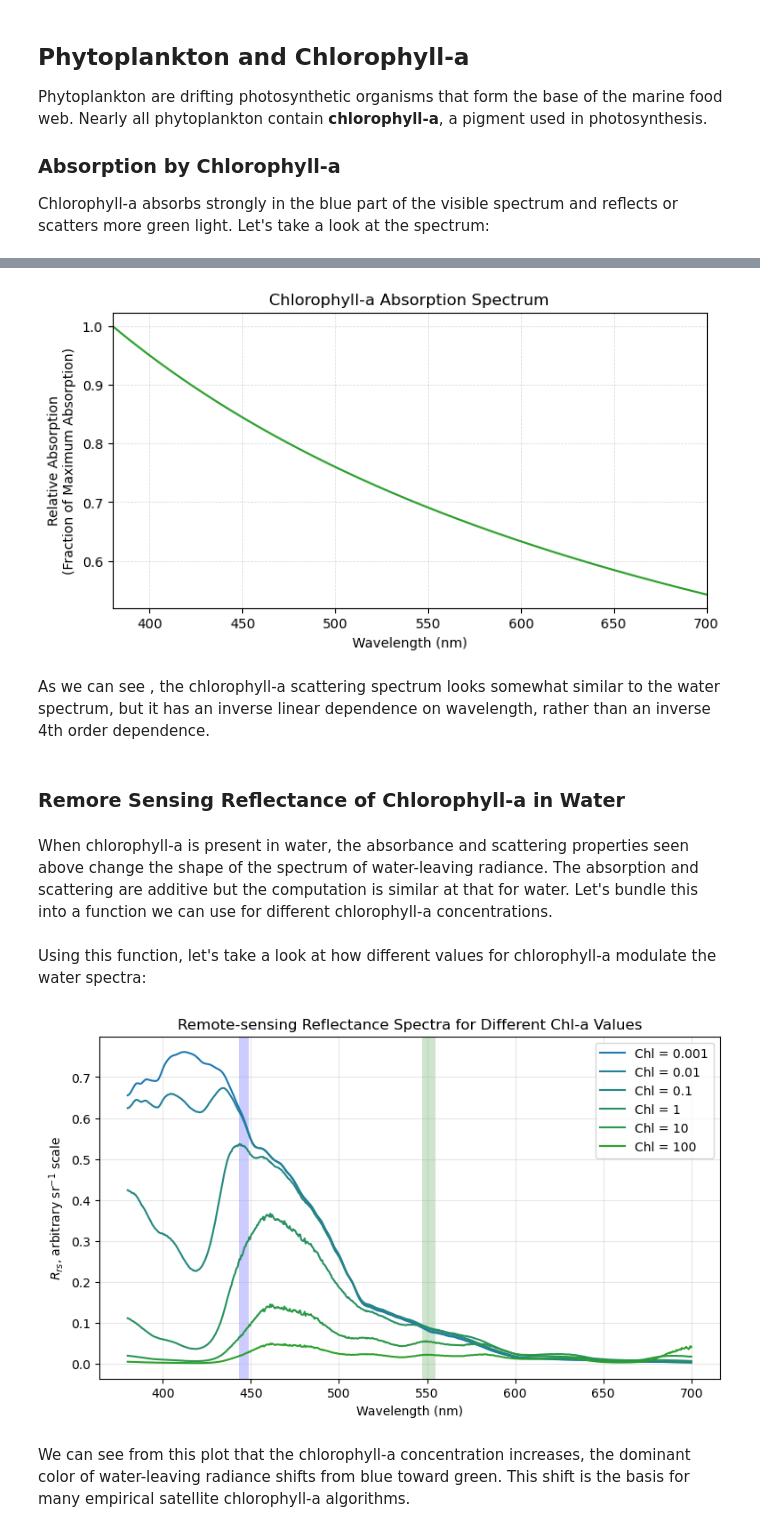
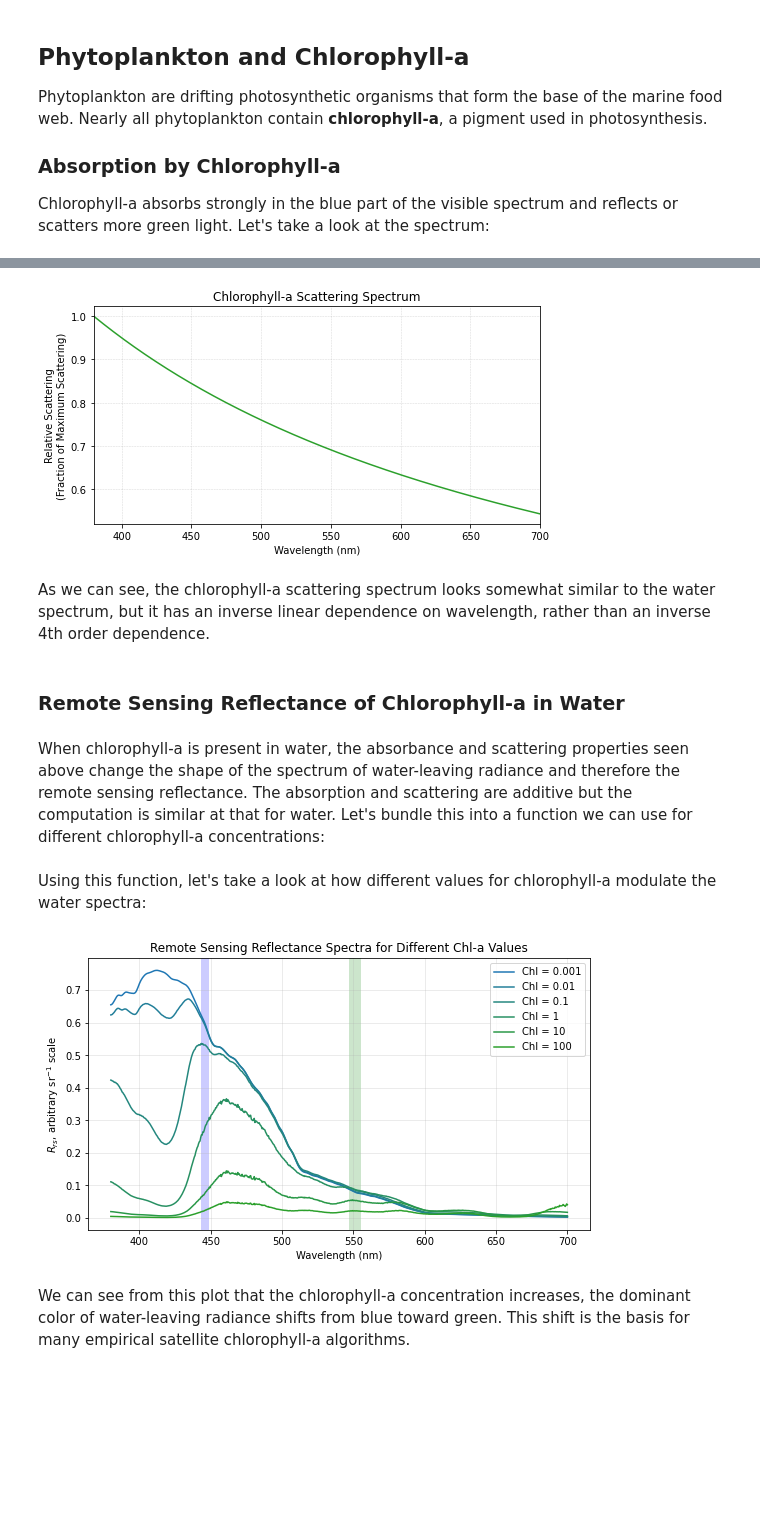
Before and after one commit to ProfMikeWood/ocean_remote_sensing_book, a Jupyter notebook: ocean_color/ocean_color_physical_basis.ipynb, the cells around one changed output, grey strips where cells are left out. Drawn from its saved outputs; the diff is of its cells as text; code cells hidden in the pictures; blank space fills up the shorter version.

```diff
--- a/ocean_color/ocean_color_physical_basis.ipynb
+++ b/ocean_color/ocean_color_physical_basis.ipynb
@@ -195,19 +202,19 @@ chl_scattering *= 1/np.max(chl_scattering)
 fig = plt.figure(figsize=(8,4))
 plt.plot(chla_spectrum[:,0], chl_scattering, color=chla_color)
 plt.xlabel('Wavelength (nm)')
-plt.ylabel('Relative Absorption\n(Fraction of Maximum Absorption)')
+plt.ylabel('Relative Scattering\n(Fraction of Maximum Scattering)')
 plt.grid(linestyle='--', linewidth=0.5, alpha=0.5)
-plt.title('Chlorophyll-a Absorption Spectrum')
+plt.title('Chlorophyll-a Scattering Spectrum')
 plt.gca().set_xlim([380,700])
 plt.show()
 # %% [output]
-[figure, old version]
+[figure, new version]
 # %% [markdown]
-As we can see , the chlorophyll-a scattering spectrum looks somewhat similar to the water spectrum, but it has an inverse linear dependence on wavelength, rather than an inverse 4th order dependence.
+As we can see, the chlorophyll-a scattering spectrum looks somewhat similar to the water spectrum, but it has an inverse linear dependence on wavelength, rather than an inverse 4th order dependence.
 # %% [markdown]
-### Remore Sensing Reflectance of Chlorophyll-a in Water
+### Remote Sensing Reflectance of Chlorophyll-a in Water
 # %% [markdown]
-When chlorophyll-a is present in water, the absorbance and scattering properties seen above change the shape of the spectrum of water-leaving radiance. The absorption and scattering are additive but the computation is similar at that for water. Let's bundle this into a function we can use for different chlorophyll-a concentrations.
+When chlorophyll-a is present in water, the absorbance and scattering properties seen above change the shape of the spectrum of water-leaving radiance and therefore the remote sensing reflectance. The absorption and scattering are additive but the computation is similar at that for water. Let's bundle this into a function we can use for different chlorophyll-a concentrations:
 # %%
 def compute_rrs(chl):
 
@@ -218,14 +225,13 @@ def compute_rrs(chl):
     # Pure-water-like backscatter
     water_scattering_factor = 5e-5
     water_scattering = water_scattering_factor * (550 / wavelength) ** 4
-    # bbw = 5e-5 * (550 / wavelength) ** 4#.3
 
     # Particle backscatter associated with chlorophyll-a
     chla_scattering_factor = 3e-5 * chl**0.62
-    bbp = chla_scattering_factor * (550 / wavelength)
+    chl_scattering = chla_scattering_factor * (550 / wavelength)
 
     # Total scattering
-    scattering = water_scattering + bbp
+    scattering = water_scattering + chl_scattering
 
     # compute remote sensing reflectance
     Rrs = scattering / (absorption + scattering)
@@ -236,23 +242,23 @@ Using this function, let's take a look at how different values for chlorophyll-a
 # %%
 plt.figure(figsize=(9, 5))
 
 chl_values = [0.001, 0.01, 0.1, 1, 10, 100]
 
 for chl in chl_values:
     rrs = compute_rrs(chl)
     color = blue_green_cmap(norm(chl))
     plt.plot(water_spectrum[:,0], rrs, color=color, label=f"Chl = {chl:g}")
 y_min, y_max = plt.ylim()
 plt.gca().add_patch(Rectangle( (443,y_min), 449-443, y_max-y_min, facecolor='blue', alpha=0.2))
 plt.gca().add_patch(Rectangle( (547,y_min), 555-547, y_max-y_min, facecolor='green', alpha=0.2))
 plt.xlabel("Wavelength (nm)")
 plt.ylabel(r"$R_{rs}$, arbitrary sr$^{-1}$ scale")
-plt.title("Remote-sensing Reflectance Spectra for Different Chl-a Values")
+plt.title("Remote Sensing Reflectance Spectra for Different Chl-a Values")
 plt.legend()
 plt.grid(True, alpha=0.3)
 plt.show()
 # %% [output]
-[figure, old version]
+[figure, new version]
 # %% [markdown]
 We can see from this plot that the chlorophyll-a concentration increases, the dominant color of water-leaving radiance shifts from blue toward green. This shift is the basis for many empirical satellite chlorophyll-a algorithms.
 # %% [markdown]
```
Also changed, not shown: parts of 28 cells of this notebook, 3 other files.
